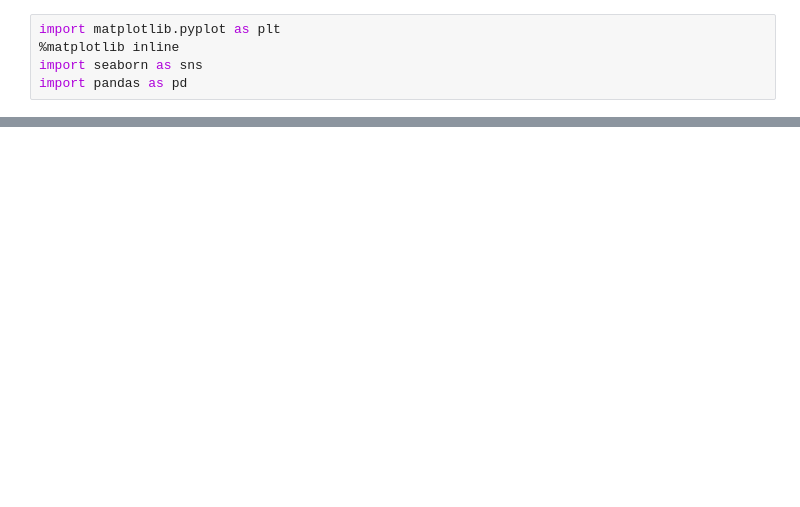
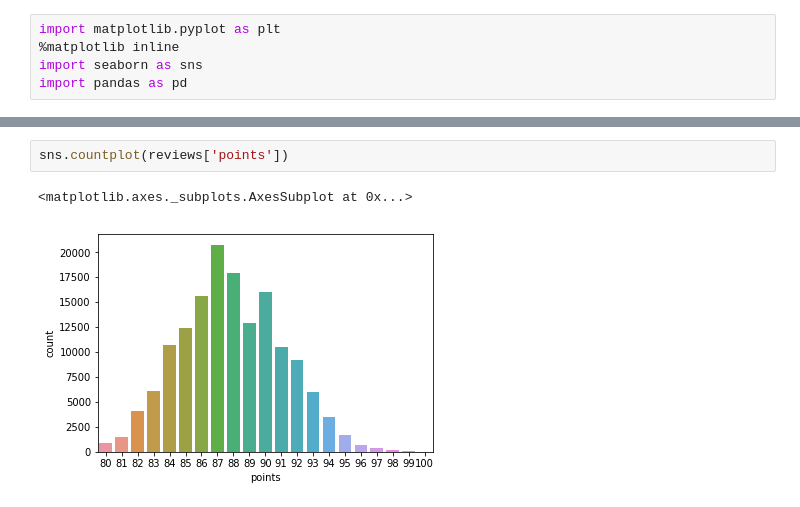
Before and after one commit to dotrungkien/data-visualization, a Jupyter notebook: kernels/plotting-with-seaborn.ipynb, the cells around one changed output, grey strips where cells are left out. Drawn from its saved outputs; the diff is of its cells as text; blank space fills up the shorter version.

Commit message:
completed plotting-withseaborn

```diff
--- a/kernels/plotting-with-seaborn.ipynb
+++ b/kernels/plotting-with-seaborn.ipynb
@@ -13,3 +13,8 @@ reviews.head()
 | 2 | US | Mac Watson honors the memory of a... | Special Selected Late Harvest | 96 | 90.0 | California | Knights Valley | Sonoma | Sauvignon Blanc | Macauley |
 | 3 | US | This spent 20 months in 30% new F... | Reserve | 96 | 65.0 | Oregon | Willamette Valley | Willamette Valley | Pinot Noir | Ponzi |
 | 4 | France | This is the top wine from La Bégu... | La Brûlade | 95 | 66.0 | Provence | Bandol | NaN | Provence red blend | Domaine de la Bégude |
+# %%
+sns.countplot(reviews['points'])
+# %% [output]
+<matplotlib.axes._subplots.AxesSubplot at 0x...>
+[figure, added]
```
Also changed, not shown: parts of 19 cells of this notebook.
